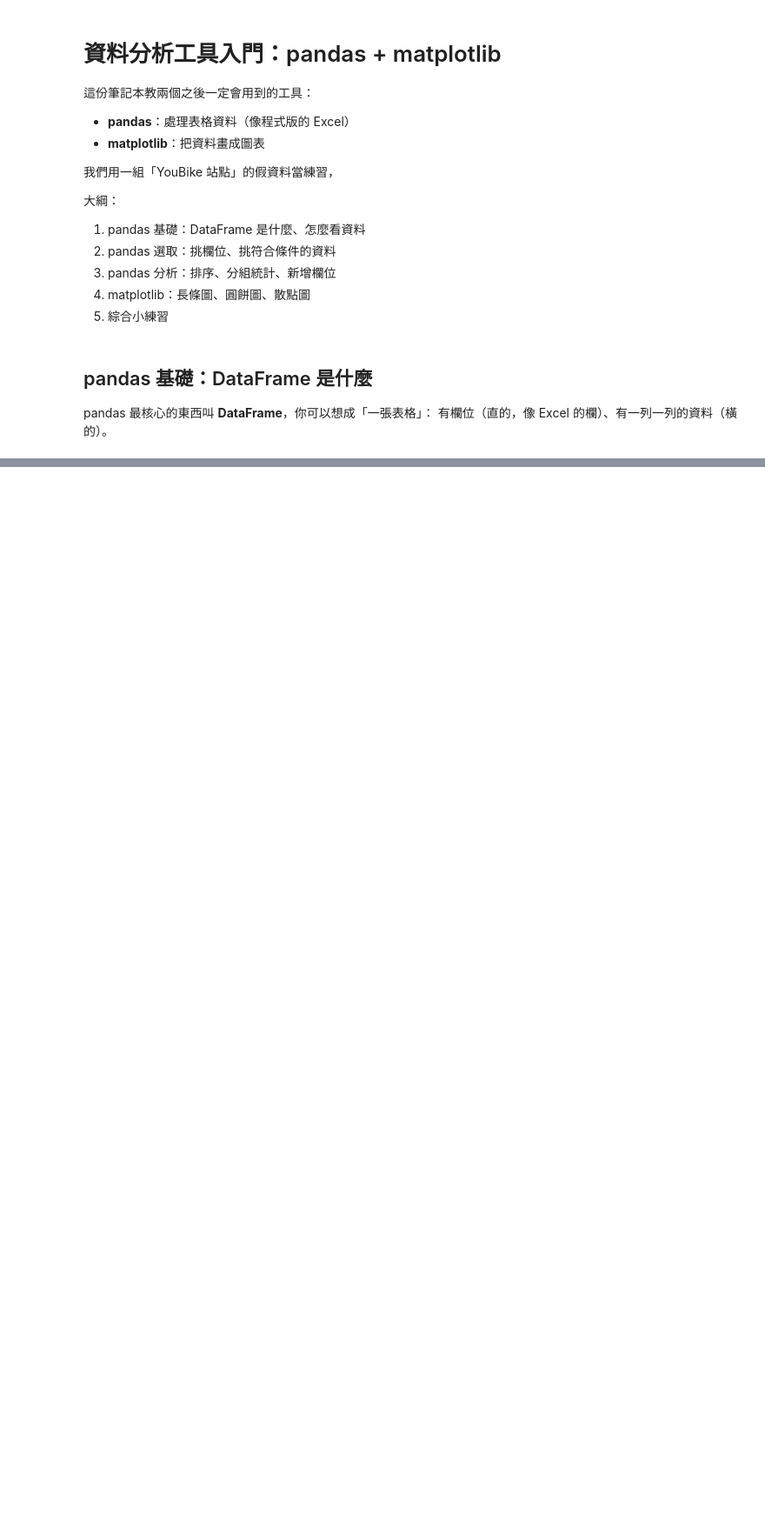
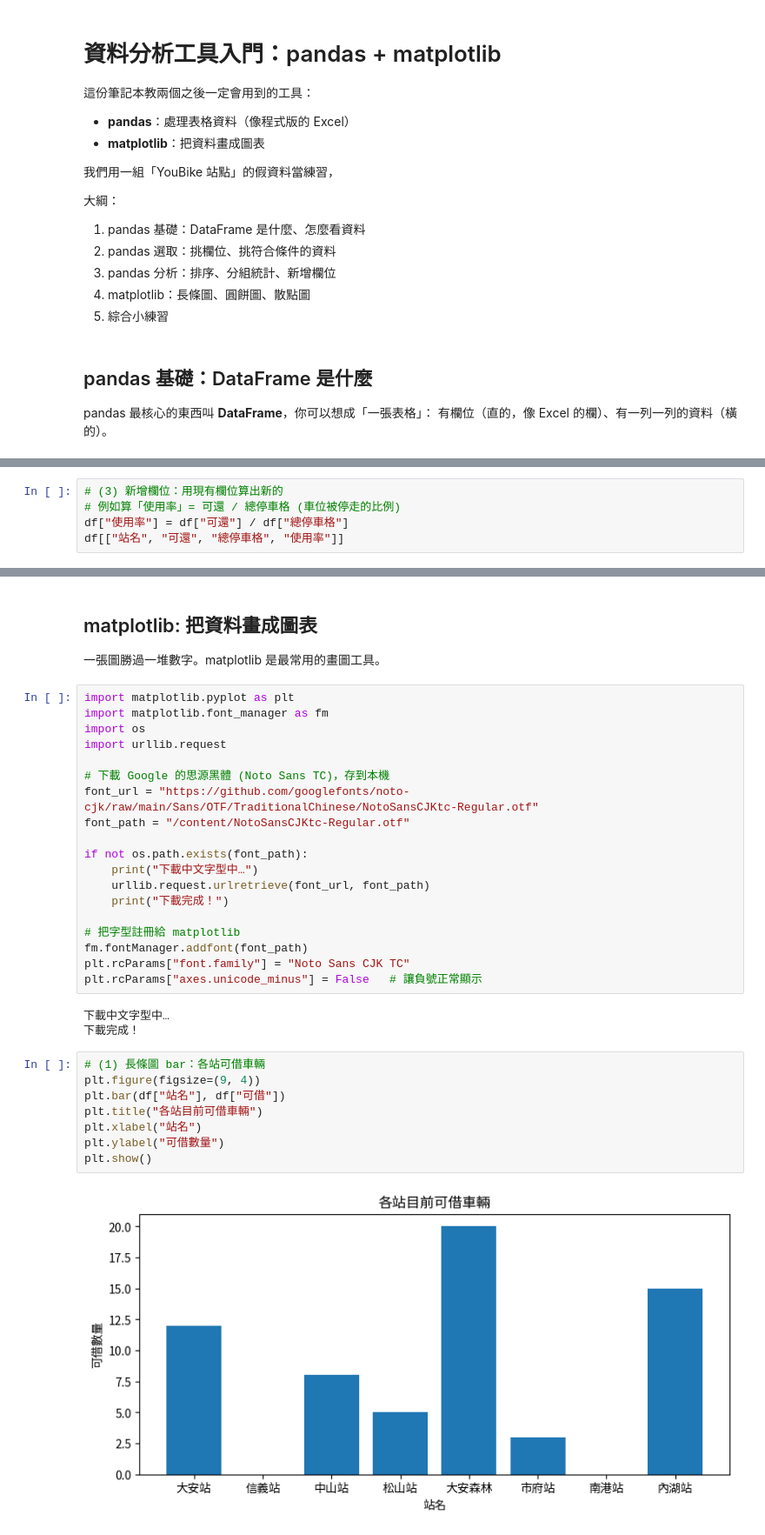
Before and after one commit to jessieliang-0720/git-tutorial, a Jupyter notebook: 2026_7_14_Pandas.ipynb, the cells around one changed output, grey strips where cells are left out. Shown at 87% size. Cells and saved outputs as stored; diff of their text form; blank space fills up the shorter version.

```diff
--- a/2026_7_14_Pandas.ipynb
+++ b/2026_7_14_Pandas.ipynb
@@ -22,0 +192,5 @@ pandas 最核心的東西叫 **DataFrame**，你可以想成「一張表格」
+# %%
+# (3) 新增欄位：用現有欄位算出新的
+# 例如算「使用率」= 可還 / 總停車格 (車位被停走的比例)
+df["使用率"] = df["可還"] / df["總停車格"]
+df[["站名", "可還", "總停車格", "使用率"]]
@@ -22,0 +207,36 @@ pandas 最核心的東西叫 **DataFrame**，你可以想成「一張表格」
+# %% [markdown]
+## matplotlib: 把資料畫成圖表
+
+一張圖勝過一堆數字。matplotlib 是最常用的畫圖工具。
+# %%
+import matplotlib.pyplot as plt
+import matplotlib.font_manager as fm
+import os
+import urllib.request
+
+# 下載 Google 的思源黑體 (Noto Sans TC)，存到本機
+font_url = "https://github.com/googlefonts/noto-cjk/raw/main/Sans/OTF/TraditionalChinese/NotoSansCJKtc-Regular.otf"
+font_path = "/content/NotoSansCJKtc-Regular.otf"
+
+if not os.path.exists(font_path):
+    print("下載中文字型中…")
+    urllib.request.urlretrieve(font_url, font_path)
+    print("下載完成！")
+
+# 把字型註冊給 matplotlib
+fm.fontManager.addfont(font_path)
+plt.rcParams["font.family"] = "Noto Sans CJK TC"
+plt.rcParams["axes.unicode_minus"] = False   # 讓負號正常顯示
+# %% [output]
+下載中文字型中…
+下載完成！
+# %%
+# (1) 長條圖 bar：各站可借車輛
+plt.figure(figsize=(9, 4))
+plt.bar(df["站名"], df["可借"])
+plt.title("各站目前可借車輛")
+plt.xlabel("站名")
+plt.ylabel("可借數量")
+plt.show()
+# %% [output]
+[figure, added]
```
Also changed, not shown: parts of 17 cells of this notebook.
